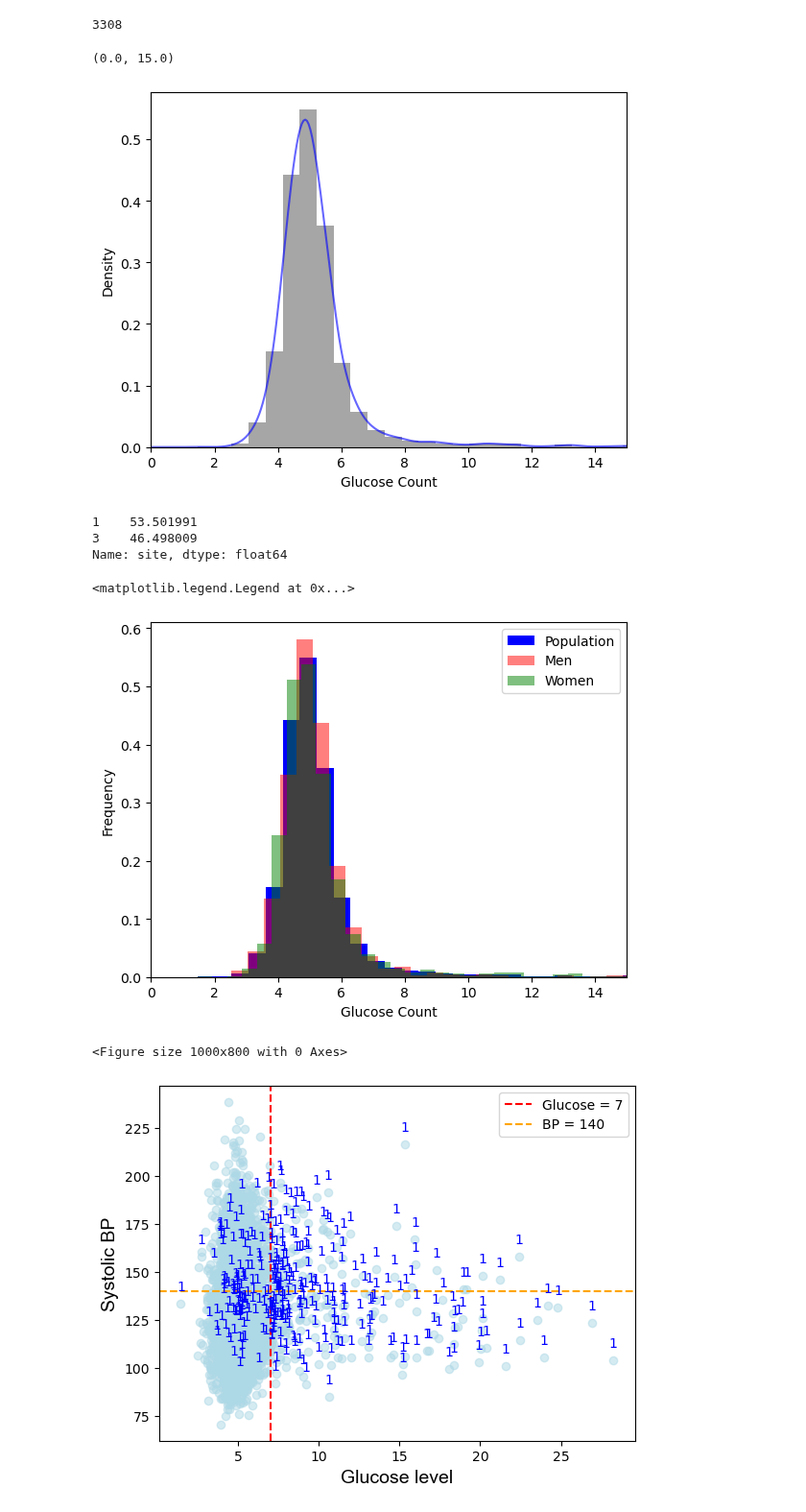
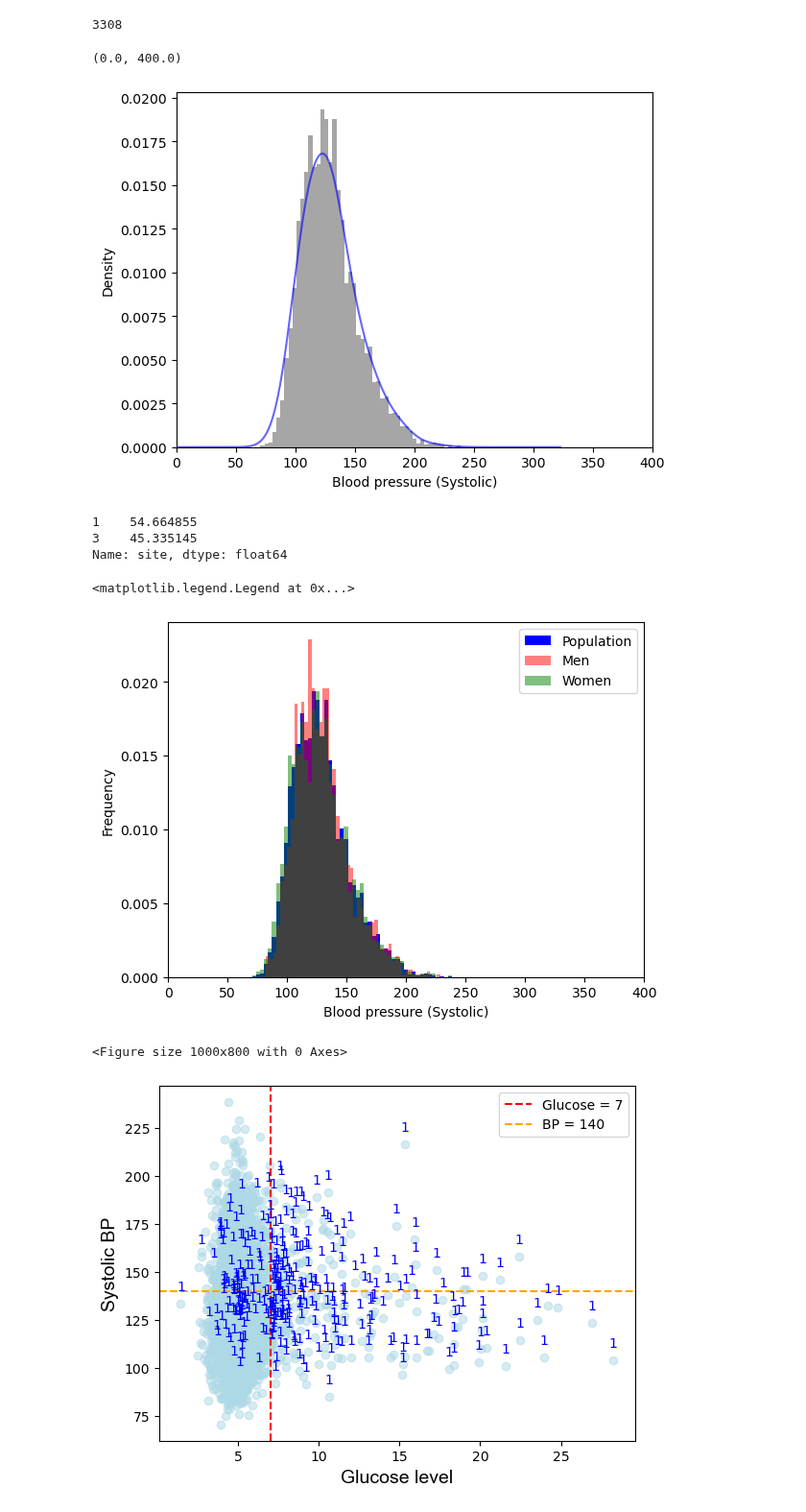
Before and after one commit to kayvinsoo7/HAALSI_work, a Jupyter notebook: mdscan-master/Gaussian_HT_Agincourt.ipynb, the cells around one changed output. Shown at 96% size. Saved outputs shown, nothing was run; the diff lists cells and outputs as text; code cells hidden in the pictures.

Commit message:
correcting the data

```diff
--- a/mdscan-master/Gaussian_HT_Agincourt.ipynb
+++ b/mdscan-master/Gaussian_HT_Agincourt.ipynb
@@ -57,26 +57,26 @@ filtered_data.shape[0]
 # %%
 min_range = dff2['glucose_result_phase2'].min()
 max_range = dff2['glucose_result_phase2'].max()
 
 # Adjust the conditions according to your specific needs
-filtered_data = dff2[(dff2['glucose_result_phase1'] > -30) & (dff2['glucose_result_phase1'] < 400)].copy()
+# filtered_data = dff2[(dff2['glucose_result_phase1'] > -30) & (dff2['glucose_result_phase1'] < 400)].copy()
 filtered_data = filtered_data[(filtered_data['bp_sys_average_phase1'] > -30) & (filtered_data['bp_sys_average_phase1'] < 400)].copy()
 fig = plt.figure()
 ax = fig.add_subplot(111)
 # Plotting the histogram
-filtered_data['glucose_result_phase1'].plot(kind='hist', bins=50, density=True, alpha=0.7, color='gray', ax=ax)  # Adjust bins as needed
-filtered_data['glucose_result_phase1'].plot(kind='kde', ax=ax, bw_method=0.14, alpha=0.6, color='blue')
-ax.set_xlabel('Glucose Count')
+filtered_data['bp_sys_average_phase1'].plot(kind='hist', bins=50, density=True, alpha=0.7, color='gray', ax=ax)  # Adjust bins as needed
+filtered_data['bp_sys_average_phase1'].plot(kind='kde', ax=ax, bw_method=0.40, alpha=0.6, color='blue')
+ax.set_xlabel('Blood pressure (Systolic)')
 # dff3['glucose_result_phase1'].plot(kind='kde', ax=ax, bw_method=0.3, color='green')
-ax.set_xlim(0, 15)  # Adjust these values as needed
+ax.set_xlim(0, 400)  # Adjust these values as needed
 # %% [output]
-(0.0, 15.0)
+(0.0, 400.0)
-[figure, old version]
+[figure, new version]
 # %%
 filtered_data.site.value_counts(normalize=True)*100
 # %% [output]
-1    53.501991
-3    46.498009
+1    54.664855
+3    45.335145
 Name: site, dtype: float64
 # %%
 # Adjust the conditions according to your specific needs
@@ -85,19 +85,19 @@ fig = plt.figure()
 plt.figure(figsize=(10,8))
 ax = fig.add_subplot(111)
 # Plotting the histogram
-filtered_data['glucose_result_phase1'].plot(kind='hist', bins=50, density=True, color='blue', ax=ax, label='Population')
-filtered_data.loc[((filtered_data.loc[:,'sex'] == 1))]['glucose_result_phase1'].plot(kind='hist', bins=50, density=True, alpha=0.5, color='red', ax=ax, label='Men')
-filtered_data.loc[((filtered_data.loc[:,'sex'] == 0))]['glucose_result_phase1'].plot(kind='hist', bins=50, density=True, alpha=0.5, color='green', ax=ax, label='Women')
+filtered_data['bp_sys_average_phase1'].plot(kind='hist', bins=50, density=True, color='blue', ax=ax, label='Population')
+filtered_data.loc[((filtered_data.loc[:,'sex'] == 1))]['bp_sys_average_phase1'].plot(kind='hist', bins=50, density=True, alpha=0.5, color='red', ax=ax, label='Men')
+filtered_data.loc[((filtered_data.loc[:,'sex'] == 0))]['bp_sys_average_phase1'].plot(kind='hist', bins=50, density=True, alpha=0.5, color='green', ax=ax, label='Women')
 # filtered_data.loc[((filtered_data.loc[:,'sex'] == 1))]['glucose_result_phase1'].plot(kind='hist', bins=50, density=True, alpha=0.7, color='gray', ax=ax)  # Adjust bins as needed
 # filtered_data.loc[((filtered_data.loc[:,'sex'] == 0))]['glucose_result_phase1'].plot(kind='kde', ax=ax, bw_method=0.14, alpha=0.6, color='blue')
 # dff3['glucose_result_phase1'].plot(kind='kde', ax=ax, bw_method=0.3, color='green')
-ax.set_xlabel('Glucose Count')
+ax.set_xlabel('Blood pressure (Systolic)')
 # plt.ylabel('Frequency')
-ax.set_xlim(0, 15)  # Adjust these values as needed
+ax.set_xlim(0, 400)  # Adjust these values as needed
 ax.legend()
 # %% [output]
 <matplotlib.legend.Legend at 0x...>
-[figure, old version]
+[figure, new version]
 <Figure size 1000x800 with 0 Axes>
 # %%
 # Plot counts
```
Also changed, not shown: parts of 8 cells of this notebook, 1 other file.
